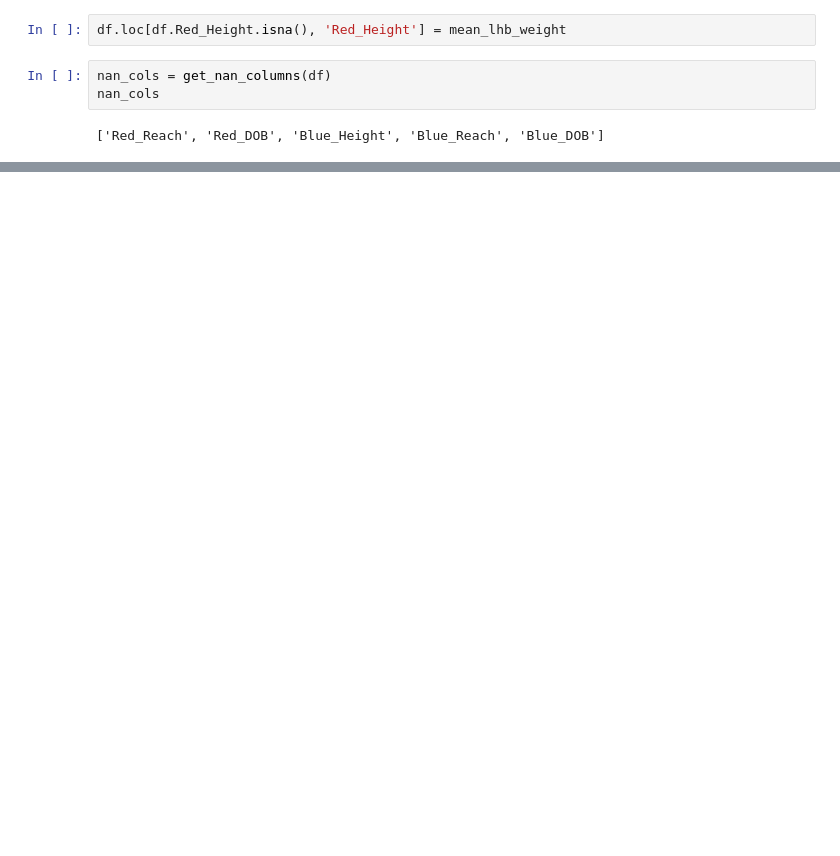
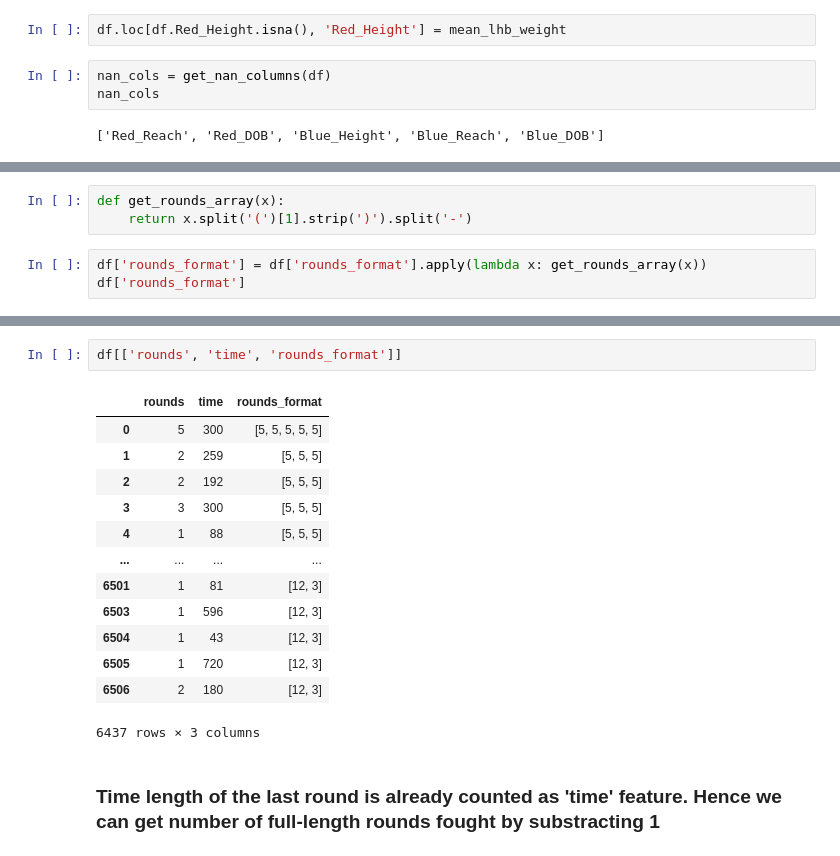
Before and after one commit to isaevrom/UFC-model, a Jupyter notebook: src/data_cleaning/clean_data_two.ipynb, the cells around one changed output, grey strips where cells are left out. Drawn from its saved outputs; the diff is of its cells as text; blank space fills up the shorter version.

```diff
--- a/src/data_cleaning/clean_data_two.ipynb
+++ b/src/data_cleaning/clean_data_two.ipynb
@@ -310,0 +574,6 @@ mean_lb_weight
+# %%
+def get_rounds_array(x):
+    return x.split('(')[1].strip(')').split('-')
+# %%
+df['rounds_format'] = df['rounds_format'].apply(lambda x: get_rounds_array(x))
+df['rounds_format']
@@ -310,0 +593,18 @@ mean_lb_weight
+# %%
+df[['rounds', 'time', 'rounds_format']]
+# %% [output]
+|  | rounds | time | rounds_format |
+| 0 | 5 | 300 | [5, 5, 5, 5, 5] |
+| 1 | 2 | 259 | [5, 5, 5] |
+| 2 | 2 | 192 | [5, 5, 5] |
+| 3 | 3 | 300 | [5, 5, 5] |
+| 4 | 1 | 88 | [5, 5, 5] |
+| ... | ... | ... | ... |
+| 6501 | 1 | 81 | [12, 3] |
+| 6503 | 1 | 596 | [12, 3] |
+| 6504 | 1 | 43 | [12, 3] |
+| 6505 | 1 | 720 | [12, 3] |
+| 6506 | 2 | 180 | [12, 3] |
+6437 rows × 3 columns
+# %% [markdown]
+### Time length of the last round is already counted as 'time' feature. Hence we can get number of full-length rounds fought by substracting 1
```
Also changed, not shown: parts of 63 cells of this notebook, 1 other file.
